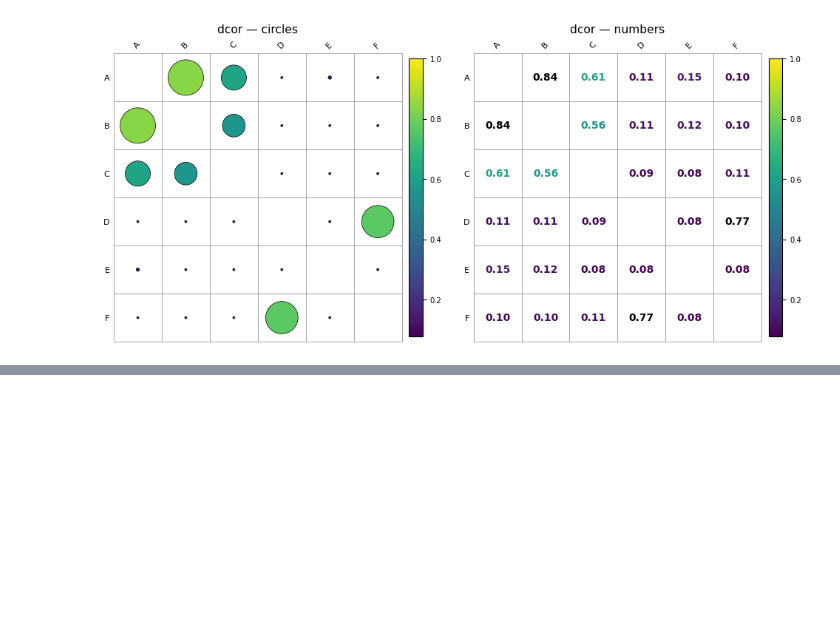
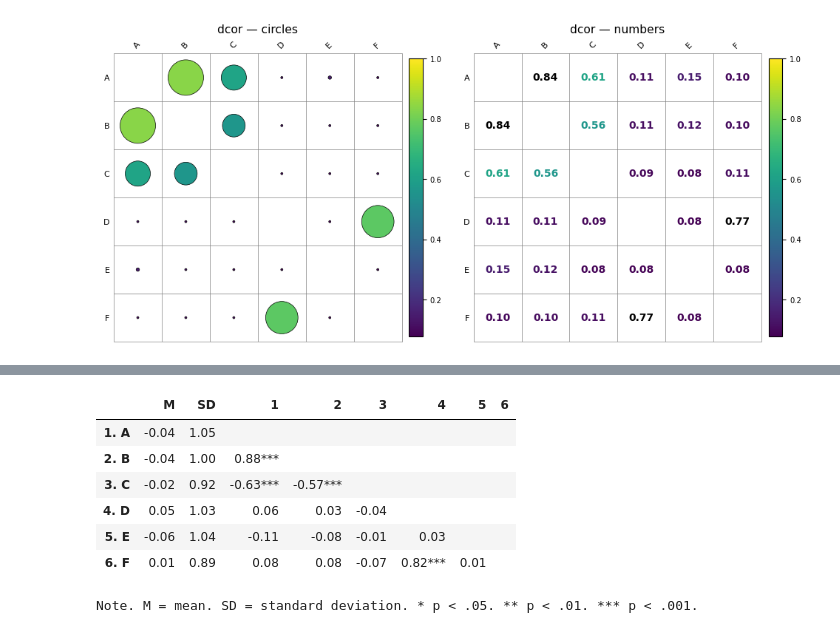
Before and after one commit to bloomberg/causal-ts, a Jupyter notebook: examples/plotting.ipynb, the cells around one changed output, grey strips where cells are left out. Saved outputs shown, nothing was run; the diff lists cells and outputs as text; code cells hidden in the pictures; blank space fills up the shorter version.

```diff
--- a/examples/plotting.ipynb
+++ b/examples/plotting.ipynb
@@ -689,0 +697,13 @@ F  0.096  0.105  0.109  0.769  0.081  1.000
+# %%
+from causalts.plotting import corr_table
+
+corr_table(df1)
+# %% [output]
+|  | M | SD | 1 | 2 | 3 | 4 | 5 | 6 |
+| 1. A | -0.04 | 1.05 |  |  |  |  |  |  |
+| 2. B | -0.04 | 1.00 | 0.88*** |  |  |  |  |  |
+| 3. C | -0.02 | 0.92 | -0.63*** | -0.57*** |  |  |  |  |
+| 4. D | 0.05 | 1.03 | 0.06 | 0.03 | -0.04 |  |  |  |
+| 5. E | -0.06 | 1.04 | -0.11 | -0.08 | -0.01 | 0.03 |  |  |
+| 6. F | 0.01 | 0.89 | 0.08 | 0.08 | -0.07 | 0.82*** | 0.01 |  |
+Note. M = mean. SD = standard deviation. * p < .05. ** p < .01. *** p < .001.
```
Also changed, not shown: parts of 3 cells of this notebook.
